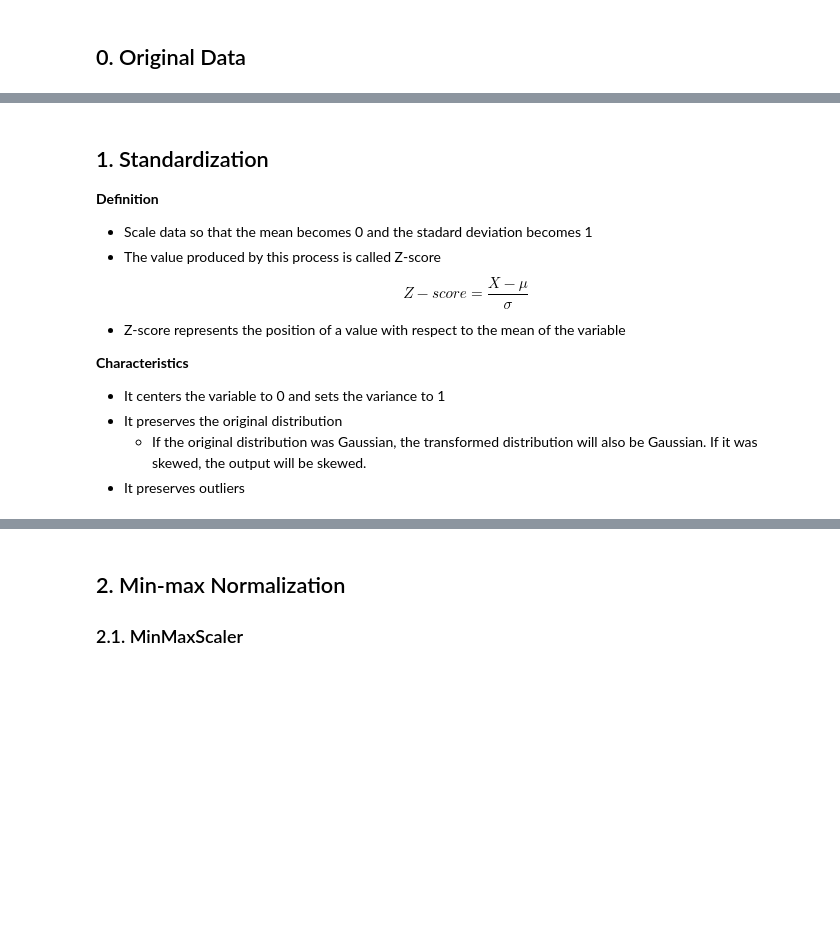
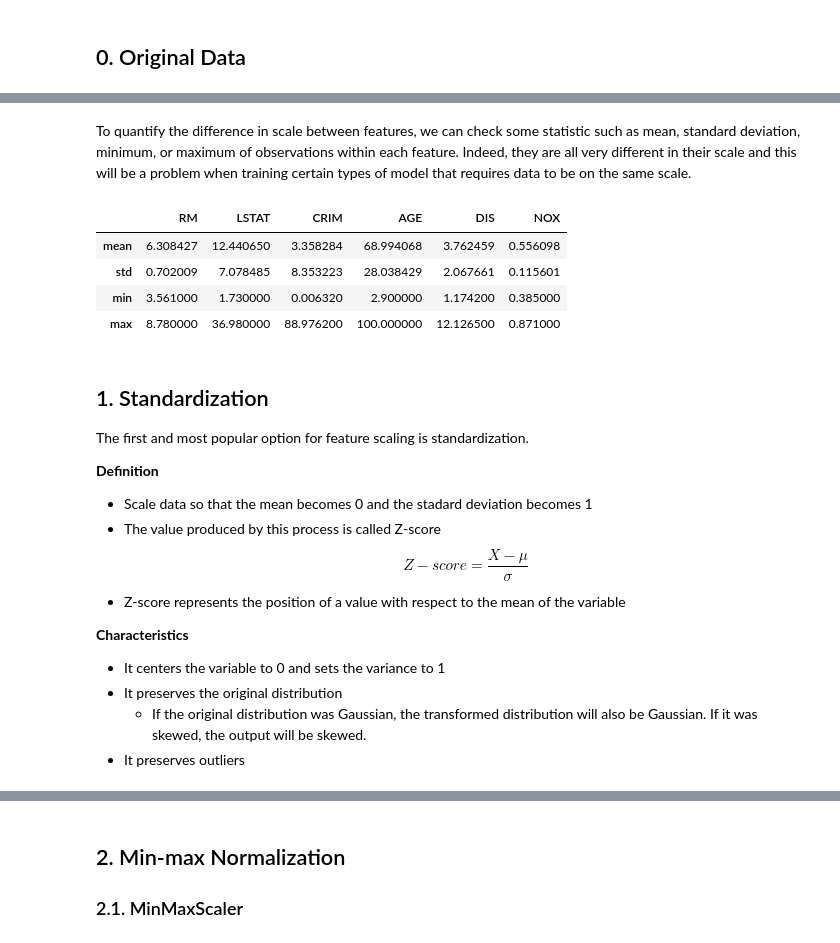
Before and after one commit to mkang32/feature-engineering, a Jupyter notebook: notebooks/6.feature_scaling/feature_scaling.ipynb, the cells around one changed output, grey strips where cells are left out. Drawn from its saved outputs; the diff is of its cells as text; code cells hidden in the pictures; blank space fills up the shorter version.

```diff
--- a/notebooks/6.feature_scaling/feature_scaling.ipynb
+++ b/notebooks/6.feature_scaling/feature_scaling.ipynb
@@ -88,5 +82,18 @@ kdeplot(X_train, 'Original')
+# %% [markdown]
+To quantify the difference in scale between features, we can check some statistic such as mean, standard deviation, minimum, or maximum of observations within each feature. Indeed, they are all very different in their scale and this will be a problem when training certain types of model that requires data to be on the same scale.
+# %%
+X_train.describe().loc[['mean', 'std', 'min', 'max'], :]
+# %% [output]
+|  | RM | LSTAT | CRIM | AGE | DIS | NOX |
+| mean | 6.308427 | 12.440650 | 3.358284 | 68.994068 | 3.762459 | 0.556098 |
+| std | 0.702009 | 7.078485 | 8.353223 | 28.038429 | 2.067661 | 0.115601 |
+| min | 3.561000 | 1.730000 | 0.006320 | 2.900000 | 1.174200 | 0.385000 |
+| max | 8.780000 | 36.980000 | 88.976200 | 100.000000 | 12.126500 | 0.871000 |
 # %% [markdown]
 ## 1. Standardization
+
+The first and most popular option for feature scaling is standardization.
+
 **Definition**
 - Scale data so that the mean becomes 0 and the stadard deviation becomes 1
 - The value produced by this process is called Z-score
```
Also changed, not shown: parts of 10 cells of this notebook.
